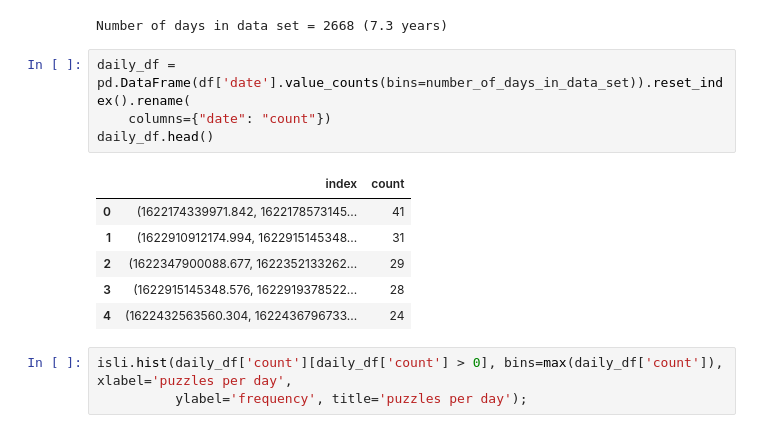
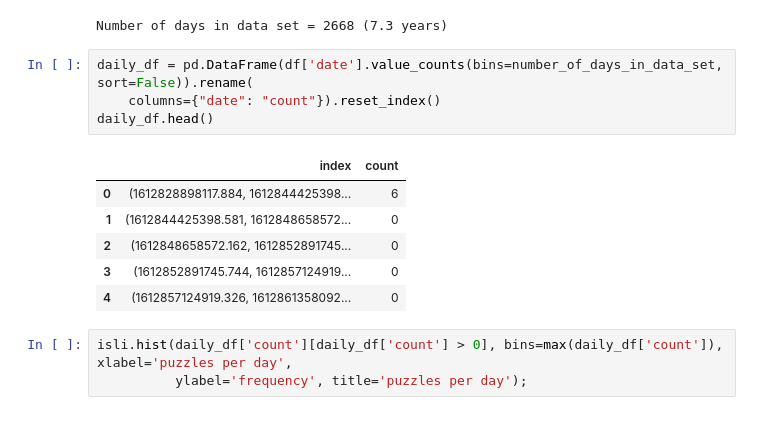
Before and after one commit to Mitchellpkt/lichess-data-viz, a Jupyter notebook: analysis.ipynb, the cells around one changed output. Saved outputs shown, nothing was run; the diff lists cells and outputs as text.

```diff
--- a/analysis.ipynb
+++ b/analysis.ipynb
@@ -78,16 +78,16 @@ print('Number of days in data set = ' + str(round(number_of_days_in_data_set)) +
 # %% [output]
 Number of days in data set = 2668 (7.3 years)
 # %%
-daily_df = pd.DataFrame(df['date'].value_counts(bins=number_of_days_in_data_set)).reset_index().rename(
-    columns={"date": "count"})
+daily_df = pd.DataFrame(df['date'].value_counts(bins=number_of_days_in_data_set, sort=False)).rename(
+    columns={"date": "count"}).reset_index()
 daily_df.head()
 # %% [output]
 |  | index | count |
-| 0 | (1622174339971.842, 1622178573145... | 41 |
-| 1 | (1622910912174.994, 1622915145348... | 31 |
-| 2 | (1622347900088.677, 1622352133262... | 29 |
-| 3 | (1622915145348.576, 1622919378522... | 28 |
-| 4 | (1622432563560.304, 1622436796733... | 24 |
+| 0 | (1612828898117.884, 1612844425398... | 6 |
+| 1 | (1612844425398.581, 1612848658572... | 0 |
+| 2 | (1612848658572.162, 1612852891745... | 0 |
+| 3 | (1612852891745.744, 1612857124919... | 0 |
+| 4 | (1612857124919.326, 1612861358092... | 0 |
 # %%
 isli.hist(daily_df['count'][daily_df['count'] > 0], bins=max(daily_df['count']), xlabel='puzzles per day',
           ylabel='frequency', title='puzzles per day');
```
Also changed, not shown: parts of 1 cell of this notebook.
